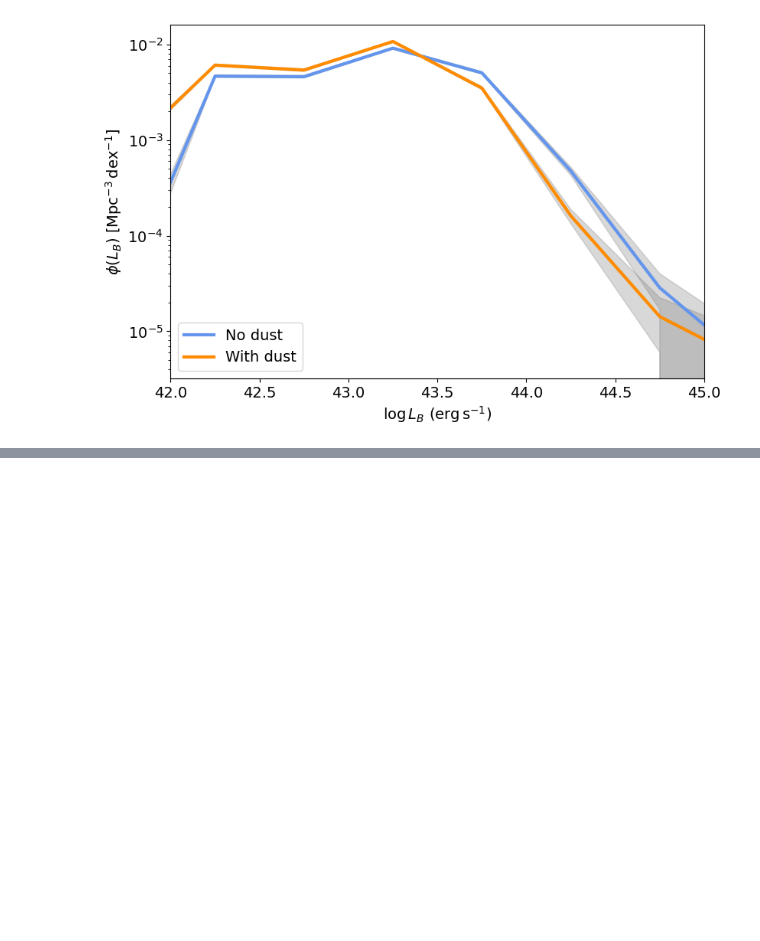
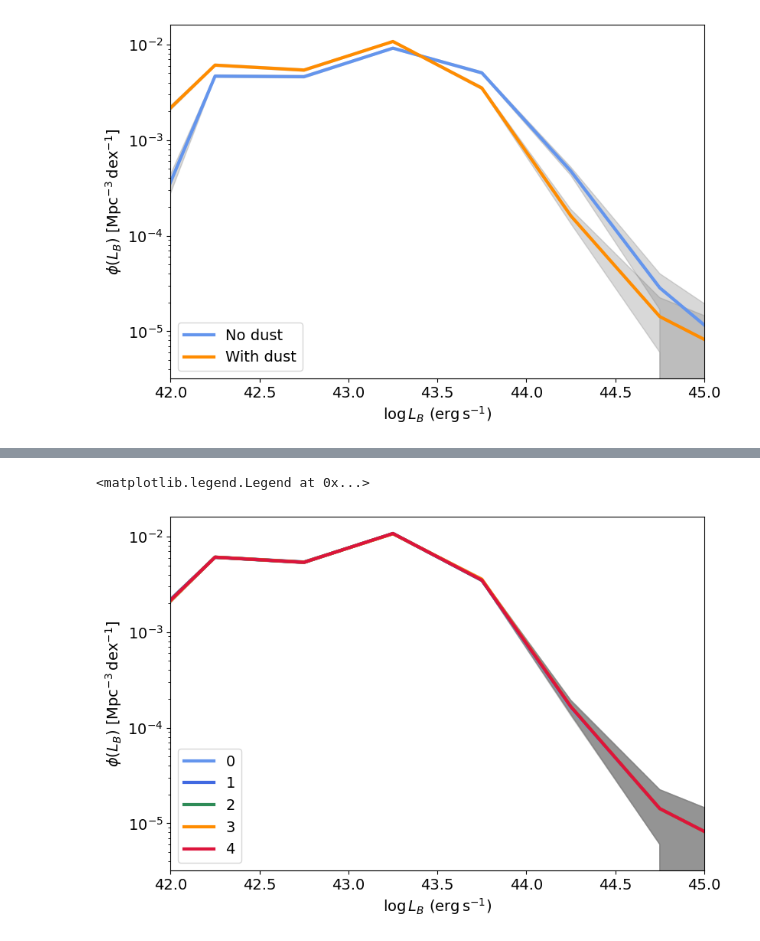
Before and after one commit to sophie-newman/cca-predoc, a Jupyter notebook: compare_lfs.ipynb, the cells around one changed output, grey strips where cells are left out. Cells and saved outputs as stored; diff of their text form; code cells hidden in the pictures; blank space fills up the shorter version.

Commit message:
add dust lhc updates

```diff
--- a/compare_lfs.ipynb
+++ b/compare_lfs.ipynb
@@ -39,12 +39,23 @@ def get_lf(pipeline_name):
 
     # From the .hdf5 get the spectra
 
+    FUV_slope = np.concatenate([
+        h5py.File(os.path.join(pipeline_dir, f'{pipeline_name}.hdf5'), 'r')['Galaxies/LHC_FUV_slope'][:]
+        for subvol in subvolumes
+    ])
+
+    print('FUV slope:', FUV_slope)
+
     grp_total = 'Galaxies/Spectra/SpectralLuminosityDensities/total'
     spectra = np.concatenate([
-        h5py.File(os.path.join(pipeline_dir, f'{pipeline_name}_{subvol}.hdf5'), 'r')[f'{grp_total}'][:]
+        h5py.File(os.path.join(pipeline_dir, f'{pipeline_name}.hdf5'), 'r')[f'{grp_total}'][:]
         for subvol in subvolumes
     ])
     print(f'Gathered spectra for {pipeline_name} and {spectra.shape} galaxies')
+
+    print(spectra[0])
+
+    """
 
     # And get the B band luminosity for each galaxy
 
@@ -73,6 +84,10 @@ def get_lf(pipeline_name):
     print(f'Calculated LFs for {pipeline_name} and {spectra.shape} galaxies')
 
     return bin_centers, phi, sigma_phi
+
+    """
+
+    return FUV_slope
 # %%
 def plot_lf(bin_centers, phi, sigma_phi, plot_label, line_color):
 
@@ -114,3 +129,19 @@ plt.legend(loc='lower left')
 # %% [output]
 <matplotlib.legend.Legend at 0x...>
 [figure]
+# %%
+# Get LFs for the different dust LHC parameter combinations
+
+"""
+bin_centers0, phi0, sigma_phi0 = get_lf(pipeline_name='pipeline_li08_0_0_0_lhcindex0')
+bin_centers1, phi1, sigma_phi1 = get_lf(pipeline_name='pipeline_li08_0_0_0_lhcindex1')
+bin_centers2, phi2, sigma_phi2 = get_lf(pipeline_name='pipeline_li08_0_0_0_lhcindex2')
+bin_centers3, phi3, sigma_phi3 = get_lf(pipeline_name='pipeline_li08_0_0_0_lhcindex3')
+bin_centers4, phi4, sigma_phi4 = get_lf(pipeline_name='pipeline_li08_0_0_0_lhcindex4')
+"""
+
+slope0 = get_lf(pipeline_name='pipeline_li08_0_0_0_lhcindex0')
+slope1 = get_lf(pipeline_name='pipeline_li08_0_0_0_lhcindex1')
+slope2 = get_lf(pipeline_name='pipeline_li08_0_0_0_lhcindex2')
+slope3 = get_lf(pipeline_name='pipeline_li08_0_0_0_lhcindex3')
+slope4 = get_lf(pipeline_name='pipeline_li08_0_0_0_lhcindex4')
@@ -116,0 +169,15 @@ plt.legend(loc='lower left')
+# %%
+plt.figure(figsize=(9, 6))
+plot_lf(bin_centers0, phi0, sigma_phi0, plot_label='0', line_color='cornflowerblue')
+plot_lf(bin_centers1, phi1, sigma_phi1, plot_label='1', line_color='royalblue')
+plot_lf(bin_centers2, phi2, sigma_phi2, plot_label='2', line_color='seagreen')
+plot_lf(bin_centers3, phi3, sigma_phi3, plot_label='3', line_color='darkorange')
+plot_lf(bin_centers4, phi4, sigma_phi4, plot_label='4', line_color='crimson')
+
+plt.yscale('log')
+plt.xlabel(r'$\log L_B\ (\mathrm{erg\,s^{-1}})$')
+plt.ylabel(r'$\phi(L_B)\ [\mathrm{Mpc^{-3}\,dex^{-1}}]$')
+plt.legend(loc='lower left')
+# %% [output]
+<matplotlib.legend.Legend at 0x...>
+[figure, added]
```
Also changed, not shown: parts of 1 cell of this notebook, 4 other files.
